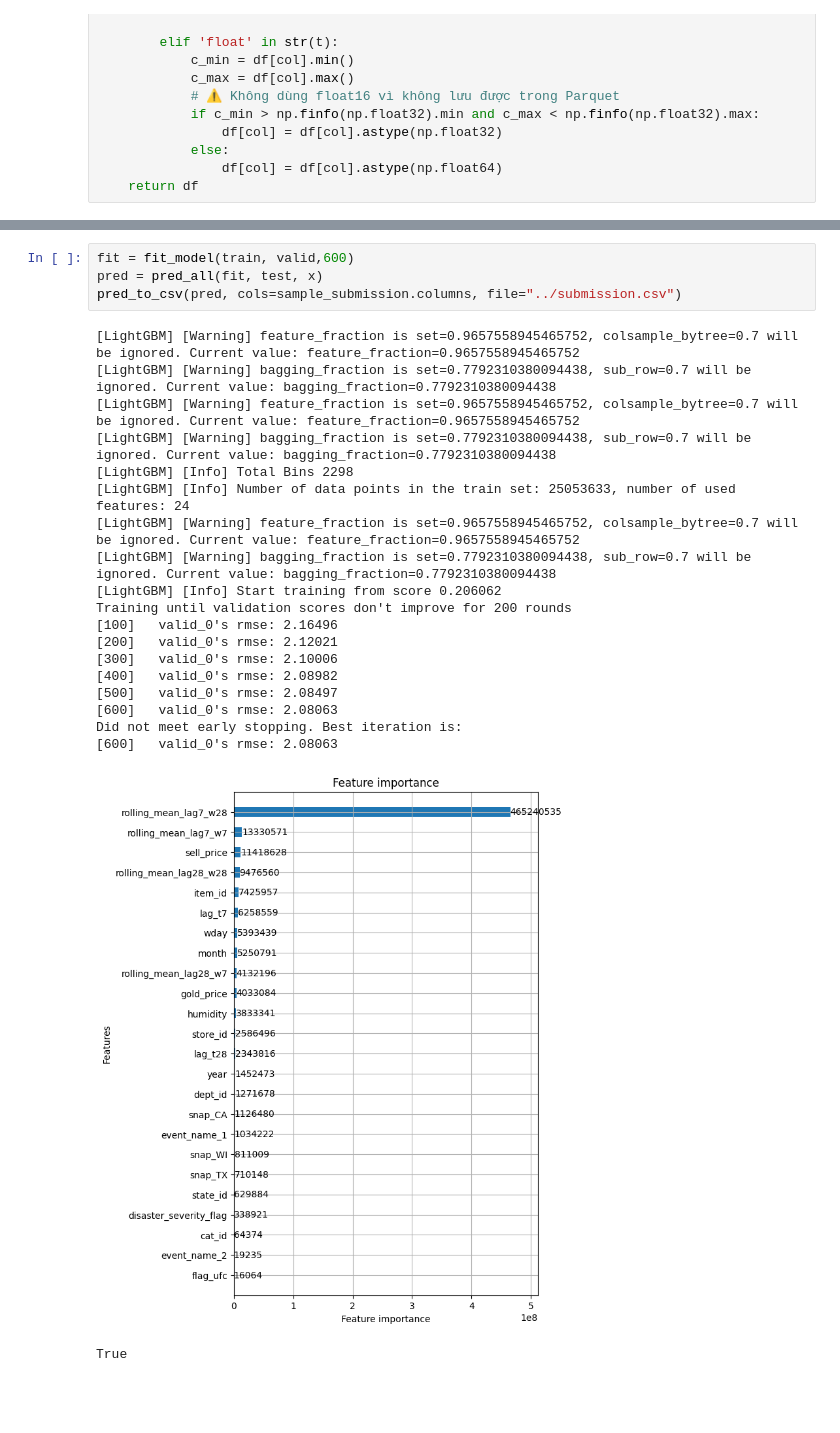
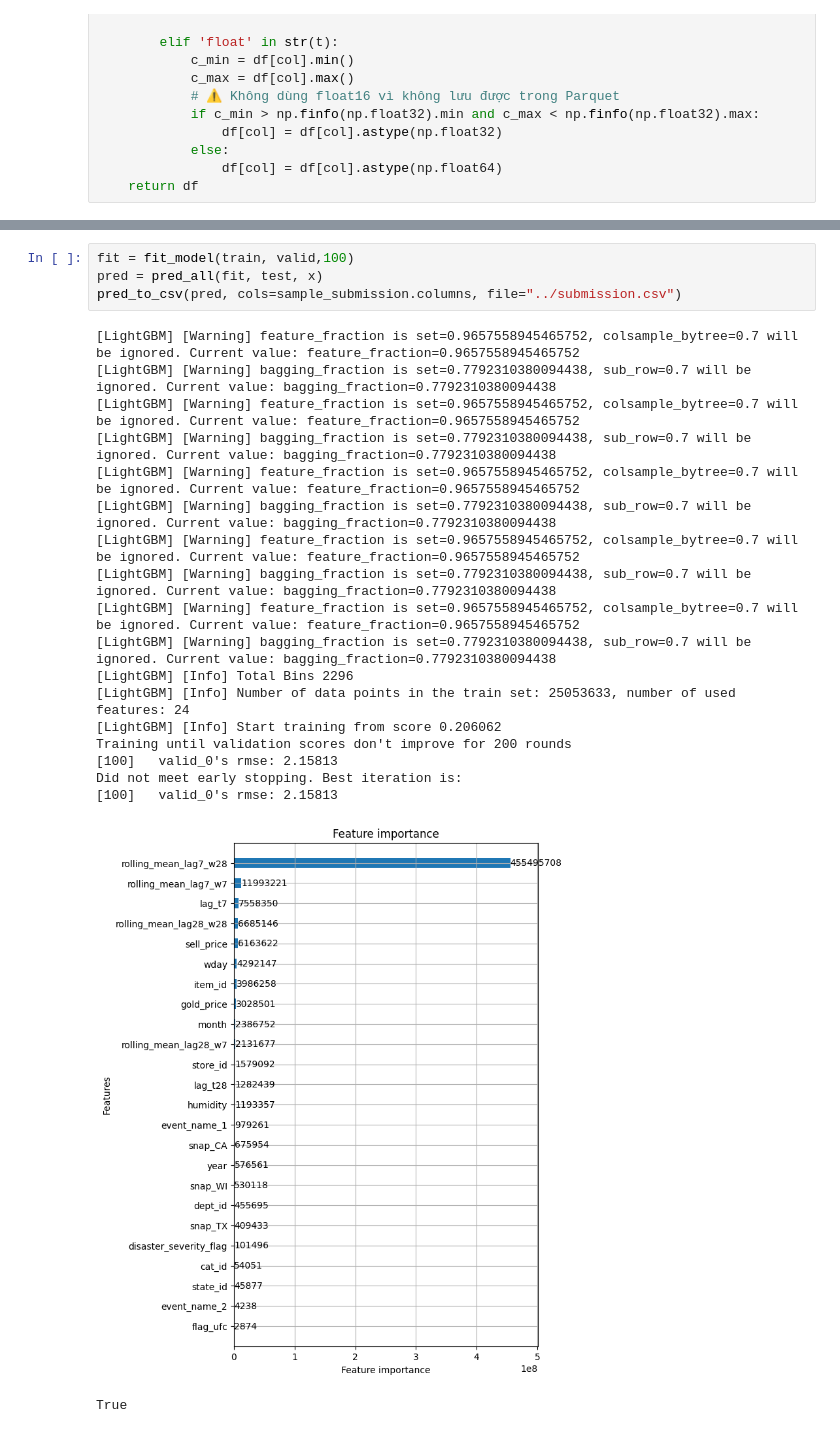
Before and after one commit to nguyenvanminh281005/CS116_Project, a Jupyter notebook: File_Ipynb/bt2.ipynb, the cells around one changed output, grey strips where cells are left out. Drawn from its saved outputs; the diff is of its cells as text; blank space fills up the shorter version.

```diff
--- a/File_Ipynb/bt2.ipynb
+++ b/File_Ipynb/bt2.ipynb
@@ -918,25 +918,24 @@ gc.collect()
 # %%
-fit = fit_model(train, valid,600)
+fit = fit_model(train, valid,100)
 pred = pred_all(fit, test, x)
 pred_to_csv(pred, cols=sample_submission.columns, file="../submission.csv")
 # %% [output]
 [LightGBM] [Warning] feature_fraction is set=0.9657558945465752, colsample_bytree=0.7 will be ignored. Current value: feature_fraction=0.9657558945465752
 [LightGBM] [Warning] bagging_fraction is set=0.7792310380094438, sub_row=0.7 will be ignored. Current value: bagging_fraction=0.7792310380094438
 [LightGBM] [Warning] feature_fraction is set=0.9657558945465752, colsample_bytree=0.7 will be ignored. Current value: feature_fraction=0.9657558945465752
 [LightGBM] [Warning] bagging_fraction is set=0.7792310380094438, sub_row=0.7 will be ignored. Current value: bagging_fraction=0.7792310380094438
-[LightGBM] [Info] Total Bins 2298
-[LightGBM] [Info] Number of data points in the train set: 25053633, number of used features: 24
 [LightGBM] [Warning] feature_fraction is set=0.9657558945465752, colsample_bytree=0.7 will be ignored. Current value: feature_fraction=0.9657558945465752
 [LightGBM] [Warning] bagging_fraction is set=0.7792310380094438, sub_row=0.7 will be ignored. Current value: bagging_fraction=0.7792310380094438
+[LightGBM] [Warning] feature_fraction is set=0.9657558945465752, colsample_bytree=0.7 will be ignored. Current value: feature_fraction=0.9657558945465752
+[LightGBM] [Warning] bagging_fraction is set=0.7792310380094438, sub_row=0.7 will be ignored. Current value: bagging_fraction=0.7792310380094438
+[LightGBM] [Warning] feature_fraction is set=0.9657558945465752, colsample_bytree=0.7 will be ignored. Current value: feature_fraction=0.9657558945465752
+[LightGBM] [Warning] bagging_fraction is set=0.7792310380094438, sub_row=0.7 will be ignored. Current value: bagging_fraction=0.7792310380094438
+[LightGBM] [Info] Total Bins 2296
+[LightGBM] [Info] Number of data points in the train set: 25053633, number of used features: 24
 [LightGBM] [Info] Start training from score 0.206062
 Training until validation scores don't improve for 200 rounds
-[100]   valid_0's rmse: 2.16496
-[200]   valid_0's rmse: 2.12021
-[300]   valid_0's rmse: 2.10006
-[400]   valid_0's rmse: 2.08982
-[500]   valid_0's rmse: 2.08497
-[600]   valid_0's rmse: 2.08063
+[100]   valid_0's rmse: 2.15813
 Did not meet early stopping. Best iteration is:
-[600]   valid_0's rmse: 2.08063
+[100]   valid_0's rmse: 2.15813
-[figure, old version]
+[figure, new version]
 True
```
Also changed, not shown: parts of 7 cells of this notebook, 3 other files.
